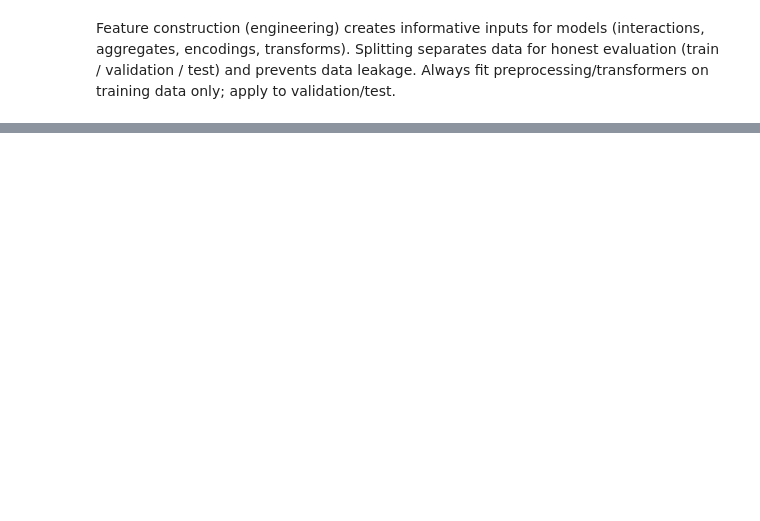
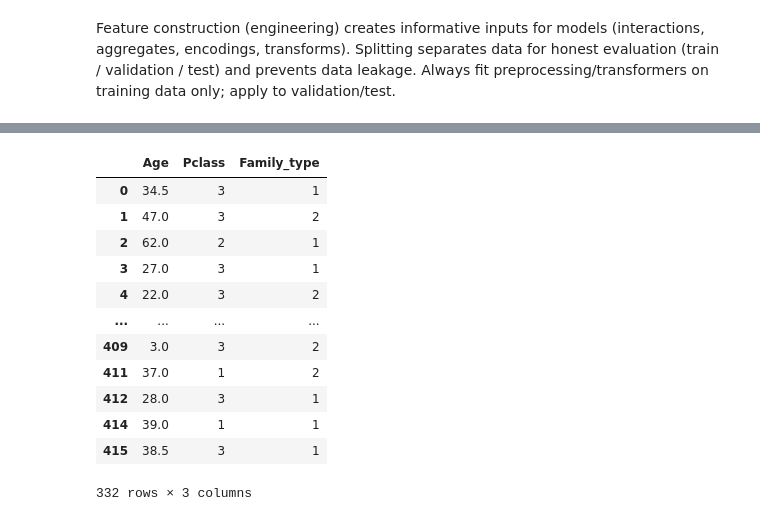
Before and after one commit to Santosh-Chapagain/Machine-Learning, a Jupyter notebook: 29. Feature_Construction_and_Splitting.ipynb, the cells around one changed output, grey strips where cells are left out. Saved outputs shown, nothing was run; the diff lists cells and outputs as text; code cells hidden in the pictures; blank space fills up the shorter version.

```diff
--- a/29. Feature_Construction_and_Splitting.ipynb
+++ b/29. Feature_Construction_and_Splitting.ipynb
@@ -29,0 +50,2 @@ df.dropna(inplace=True)
+# %%
+x['Family_Size'] = x['Parch'] + x['SibSp'] + 1
@@ -29,0 +61,8 @@ df.dropna(inplace=True)
+# %%
+def my_func(num):
+    if num == 1:
+        return 1
+    elif num>1 and num<=4:
+        return 2
+    else:
+        return 3
@@ -29,0 +73,2 @@ df.dropna(inplace=True)
+# %%
+x['Family_type'] = x['Family_Size'].apply(my_func)
@@ -29,0 +84,16 @@ df.dropna(inplace=True)
+# %%
+x.drop(columns=['Parch',  'SibSp' , 'Family_Size'])
+# %% [output]
+|  | Age | Pclass | Family_type |
+| 0 | 34.5 | 3 | 1 |
+| 1 | 47.0 | 3 | 2 |
+| 2 | 62.0 | 2 | 1 |
+| 3 | 27.0 | 3 | 1 |
+| 4 | 22.0 | 3 | 2 |
+| ... | ... | ... | ... |
+| 409 | 3.0 | 3 | 2 |
+| 411 | 37.0 | 1 | 2 |
+| 412 | 28.0 | 3 | 1 |
+| 414 | 39.0 | 1 | 1 |
+| 415 | 38.5 | 3 | 1 |
+332 rows × 3 columns
```
Also changed, not shown: parts of 24 cells of this notebook.
